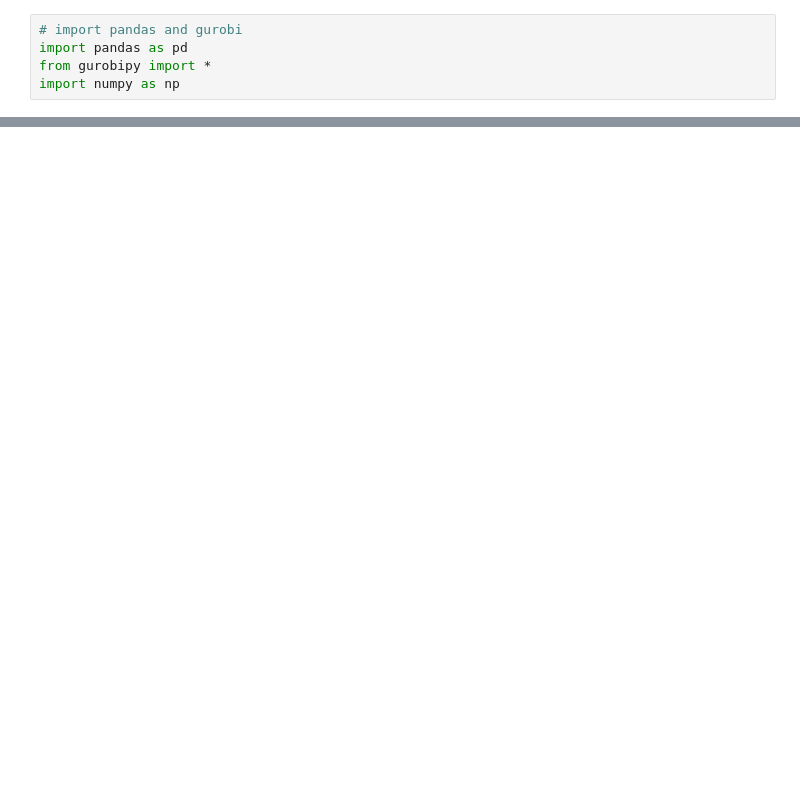
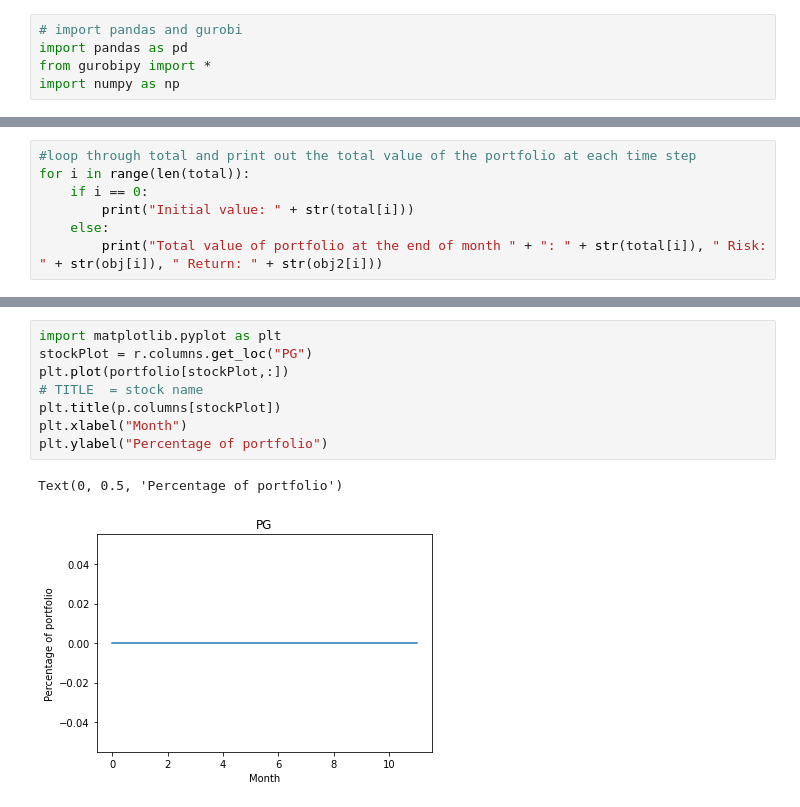
Before and after one commit to shannan-liu1/15093-project, a Jupyter notebook: portfolioOverTimepy.ipynb, the cells around one changed output, grey strips where cells are left out. Cells and saved outputs as stored; diff of their text form; blank space fills up the shorter version.

```diff
--- a/portfolioOverTimepy.ipynb
+++ b/portfolioOverTimepy.ipynb
@@ -115,0 +129,7 @@ Text(0, 0.5, 'Percentage of portfolio')
+# %%
+#loop through total and print out the total value of the portfolio at each time step
+for i in range(len(total)):
+    if i == 0:
+        print("Initial value: " + str(total[i]))
+    else:
+        print("Total value of portfolio at the end of month " + ": " + str(total[i]), " Risk: " + str(obj[i]), " Return: " + str(obj2[i]))
@@ -115,0 +281,11 @@ Text(0, 0.5, 'Percentage of portfolio')
+# %%
+import matplotlib.pyplot as plt
+stockPlot = r.columns.get_loc("PG")
+plt.plot(portfolio[stockPlot,:])
+# TITLE  = stock name
+plt.title(p.columns[stockPlot])
+plt.xlabel("Month")
+plt.ylabel("Percentage of portfolio")
+# %% [output]
+Text(0, 0.5, 'Percentage of portfolio')
+[figure, added]
```
Also changed, not shown: parts of 13 cells of this notebook, 3 other files.
